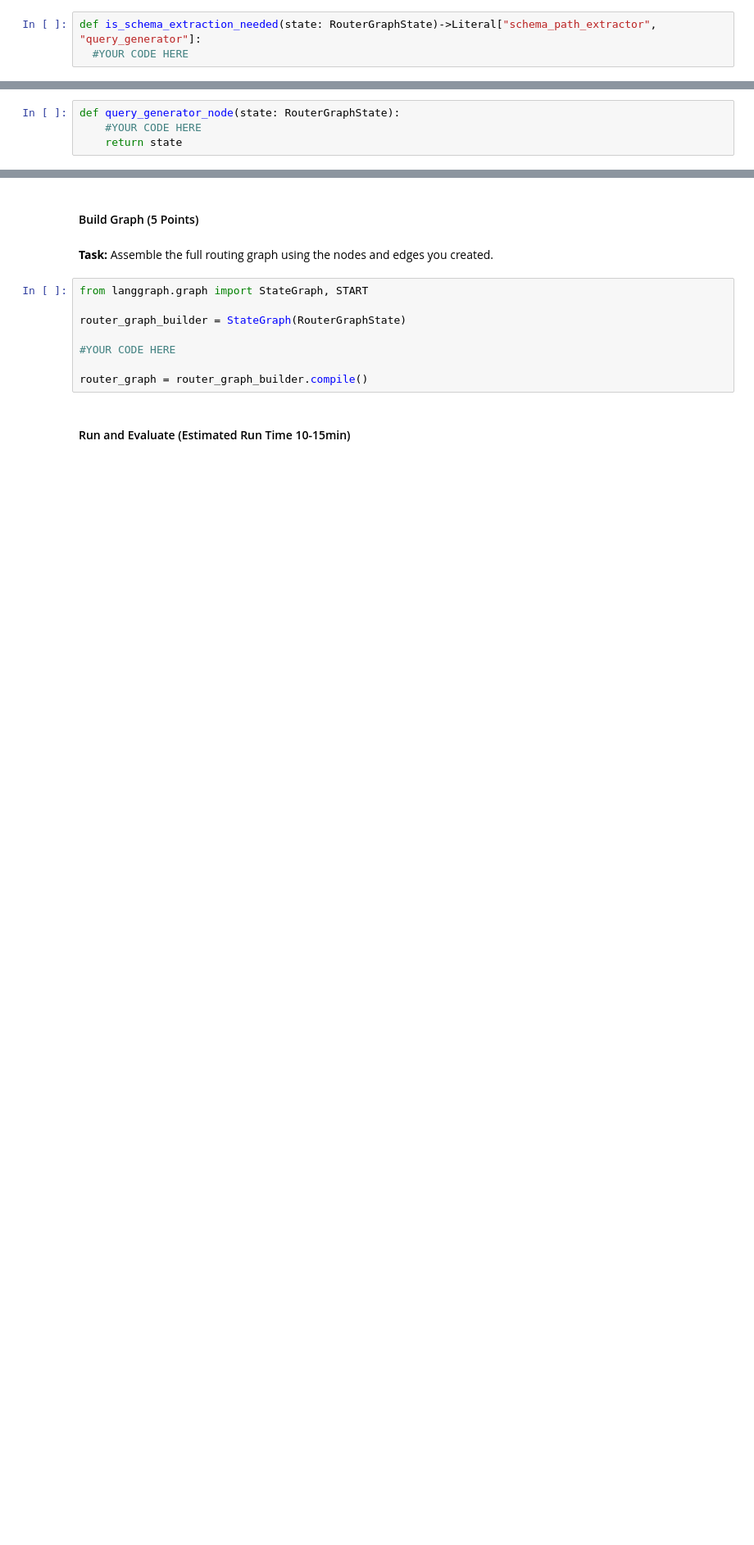
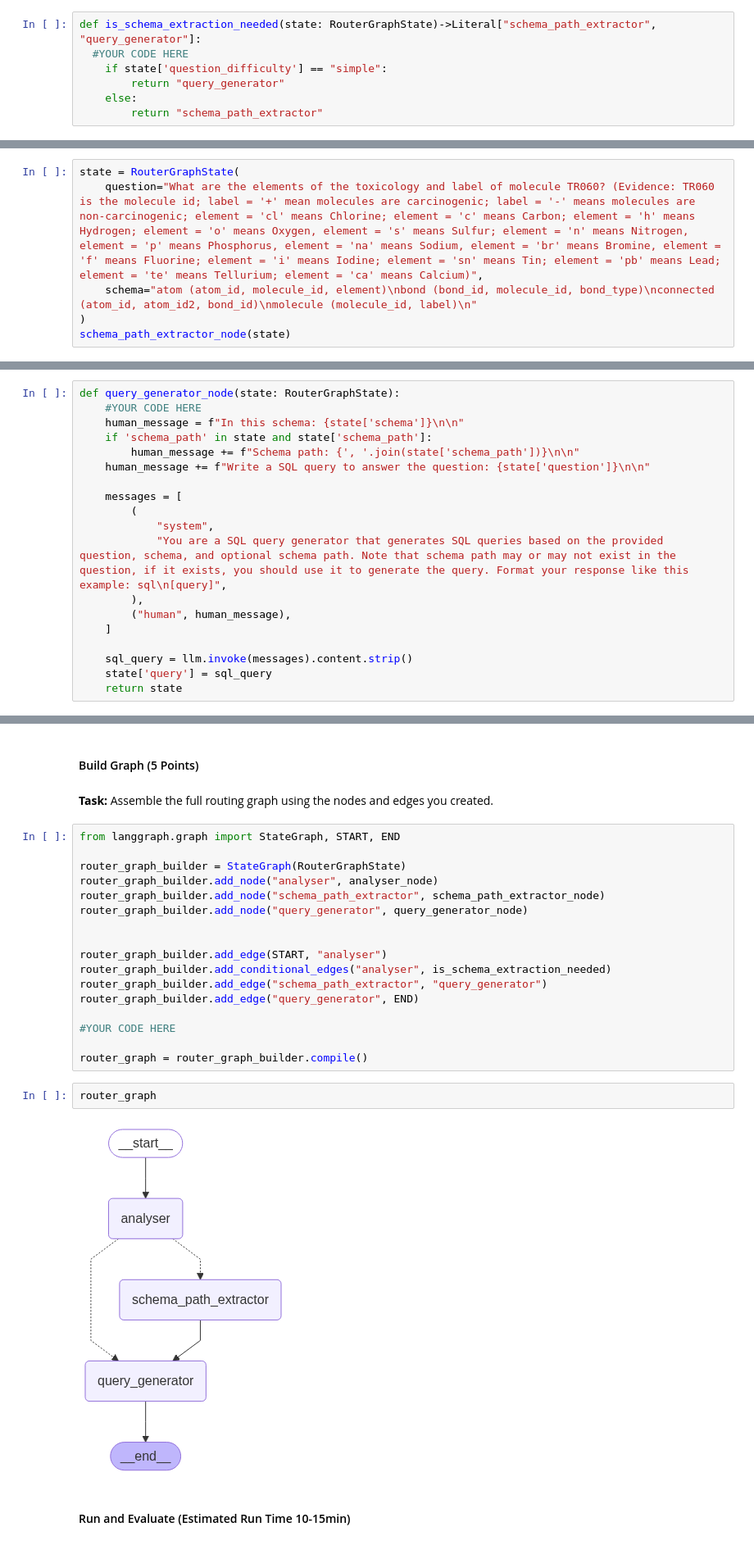
Before and after one commit to ArianFiroozi/LLM-Course-Projects, a Jupyter notebook: CA4_2/text2sql.ipynb, the cells around one changed output, grey strips where cells are left out. Shown: that part at 82% size. Saved outputs shown, nothing was run; the diff lists cells and outputs as text; blank space fills up the shorter version.

Commit message:
add: langgraph

```diff
--- a/CA4_2/text2sql.ipynb
+++ b/CA4_2/text2sql.ipynb
@@ -409,6 +439,10 @@ def analyser_node(state: RouterGraphState):
 # %%
 def is_schema_extraction_needed(state: RouterGraphState)->Literal["schema_path_extractor", "query_generator"]:
   #YOUR CODE HERE
+    if state['question_difficulty'] == "simple":
+        return "query_generator"
+    else:
+        return "schema_path_extractor"
 # %% [markdown]
 #### Node: Schema Extractor (3 Points)
 # %% [markdown]
@@ -422 +471,7 @@ def schema_path_extractor_node(state: RouterGraphState):
     return state
+# %%
+state = RouterGraphState(
+    question="What are the elements of the toxicology and label of molecule TR060? (Evidence: TR060 is the molecule id; label = '+' mean molecules are carcinogenic; label = '-' means molecules are non-carcinogenic; element = 'cl' means Chlorine; element = 'c' means Carbon; element = 'h' means Hydrogen; element = 'o' means Oxygen, element = 's' means Sulfur; element = 'n' means Nitrogen, element = 'p' means Phosphorus, element = 'na' means Sodium, element = 'br' means Bromine, element = 'f' means Fluorine; element = 'i' means Iodine; element = 'sn' means Tin; element = 'pb' means Lead; element = 'te' means Tellurium; element = 'ca' means Calcium)",
+    schema="atom (atom_id, molecule_id, element)\nbond (bond_id, molecule_id, bond_type)\nconnected (atom_id, atom_id2, bond_id)\nmolecule (molecule_id, label)\n"
+)
+schema_path_extractor_node(state)
@@ -430,4 +492,19 @@ def schema_path_extractor_node(state: RouterGraphState):
 # %%
 def query_generator_node(state: RouterGraphState):
     #YOUR CODE HERE
+    human_message = f"In this schema: {state['schema']}\n\n"
+    if 'schema_path' in state and state['schema_path']:
+        human_message += f"Schema path: {', '.join(state['schema_path'])}\n\n"
+    human_message += f"Write a SQL query to answer the question: {state['question']}\n\n"
+
+    messages = [
+        (
+            "system",
+            "You are a SQL query generator that generates SQL queries based on the provided question, schema, and optional schema path. Note that schema path may or may not exist in the question, if it exists, you should use it to generate the query. Format your response like this example: sql\n[query]",
+        ),
+        ("human", human_message),
+    ]
+
+    sql_query = llm.invoke(messages).content.strip()
+    state['query'] = sql_query
     return state
@@ -436,13 +523,26 @@ def query_generator_node(state: RouterGraphState):
 # %% [markdown]
 **Task:** Assemble the full routing graph using the nodes and edges you created.
 # %%
-from langgraph.graph import StateGraph, START
+from langgraph.graph import StateGraph, START, END
 
 router_graph_builder = StateGraph(RouterGraphState)
+router_graph_builder.add_node("analyser", analyser_node)
+router_graph_builder.add_node("schema_path_extractor", schema_path_extractor_node)
+router_graph_builder.add_node("query_generator", query_generator_node)
+
+
+router_graph_builder.add_edge(START, "analyser")
+router_graph_builder.add_conditional_edges("analyser", is_schema_extraction_needed)
+router_graph_builder.add_edge("schema_path_extractor", "query_generator")
+router_graph_builder.add_edge("query_generator", END)
 
 #YOUR CODE HERE
 
 router_graph = router_graph_builder.compile()
+# %%
+router_graph
+# %% [output]
+[figure, added]
 # %% [markdown]
 #### Run and Evaluate (Estimated Run Time 10-15min)
 # %% [markdown]
```
Also changed, not shown: parts of 7 cells of this notebook, 1 other file.
